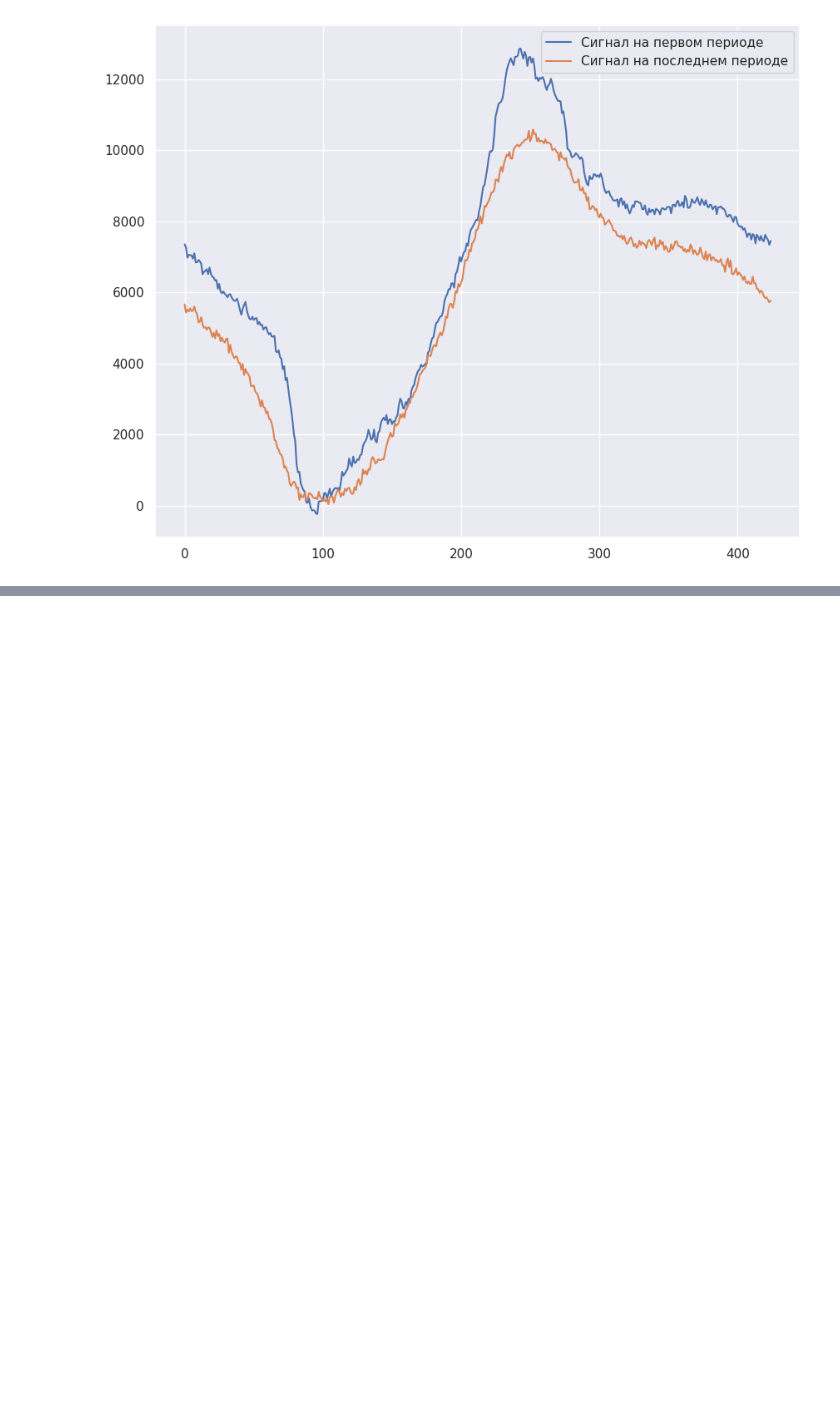
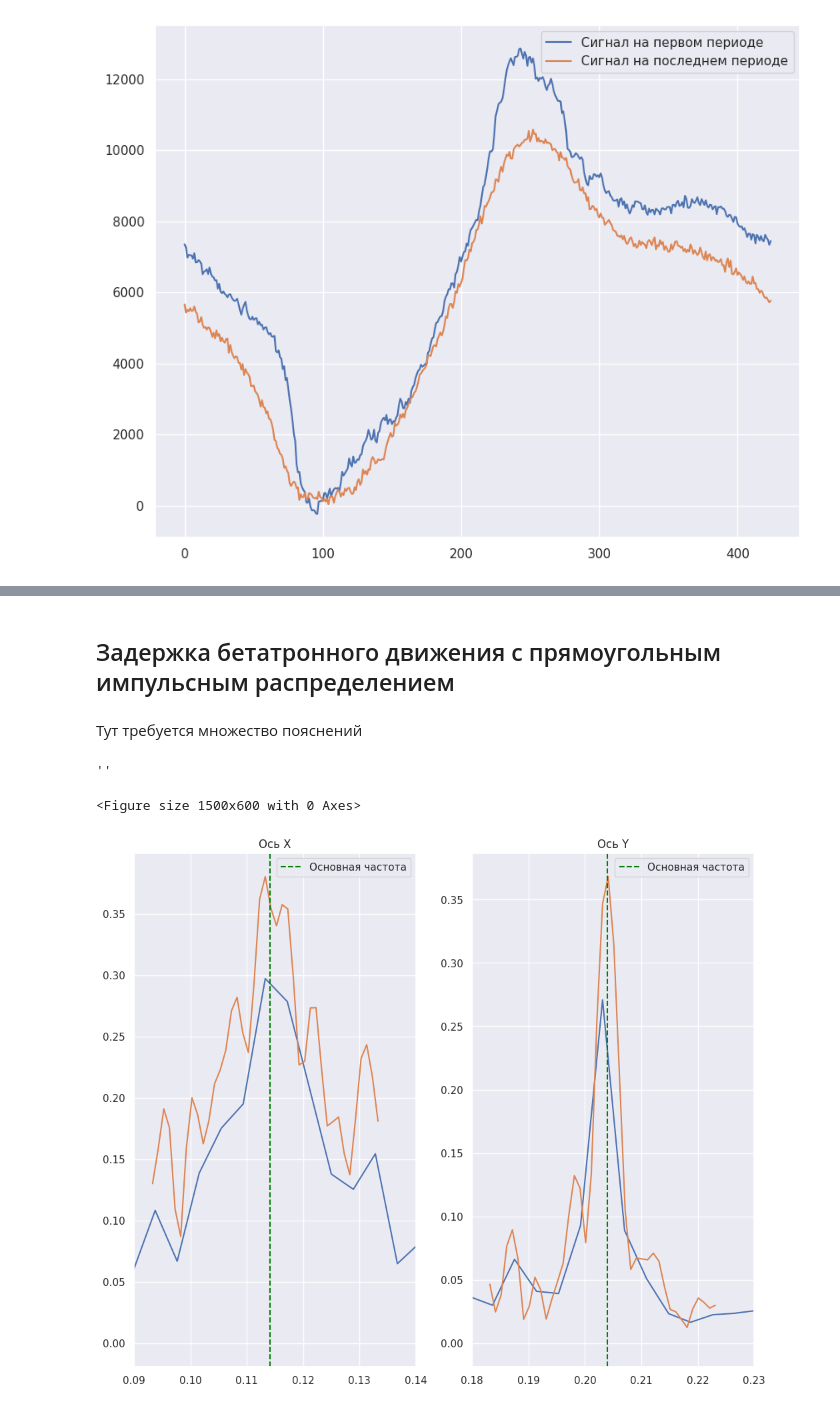
Before and after one commit to settlermine/jinr_practice, a Jupyter notebook: main.ipynb, the cells around one changed output, grey strips where cells are left out. Saved outputs shown, nothing was run; the diff lists cells and outputs as text; code cells hidden in the pictures; blank space fills up the shorter version.

```diff
--- a/main.ipynb
+++ b/main.ipynb
@@ -982,0 +1127,33 @@ plt.legend();
+# %% [markdown]
+## Задержка бетатронного движения с прямоугольным импульсным распределением
+# %% [markdown]
+Тут требуется множество пояснений
+# %%
+number_of_periods = 40
+delta_frequency = 0.02
+# %%
+corrected_tune = {}
+for axis in 'XY':
+    corrected_tune[axis]=CorrectTune(beam_center_coords[axis], main_frequences[axis], delta_frequency, number_of_periods)
+# %%
+plt.figure(figsize=(15, 6))
+fig, axs = plt.subplots(1, 2, figsize=(12, 10))
+
+axs[0].plot(spectrum.index, spectrum['X amplitudes'])
+axs[0].plot(corrected_tune['X'].correction_frequencies, corrected_tune['X'].amplitudes/200)
+axs[0].axvline(x=corrected_tune['X'].corrected_main_frequency, ls='--', color='green', label='Основная частота')
+axs[0].legend()
+axs[0].set_title('Ось X')
+axs[0].set_xlim([0.09, 0.14])
+
+axs[1].plot(spectrum.index, spectrum['Y amplitudes'])
+axs[1].plot(corrected_tune['Y'].correction_frequencies, corrected_tune['Y'].amplitudes/200)
+axs[1].axvline(x=corrected_tune['Y'].corrected_main_frequency, ls='--', color='green', label='Основная частота')
+axs[1].legend()
+axs[1].set_title('Ось Y')
+axs[1].set_xlim([0.18, 0.23])
+;
+# %% [output]
+''
+<Figure size 1500x600 with 0 Axes>
+[figure, added]
```
Also changed, not shown: parts of 12 cells of this notebook.
